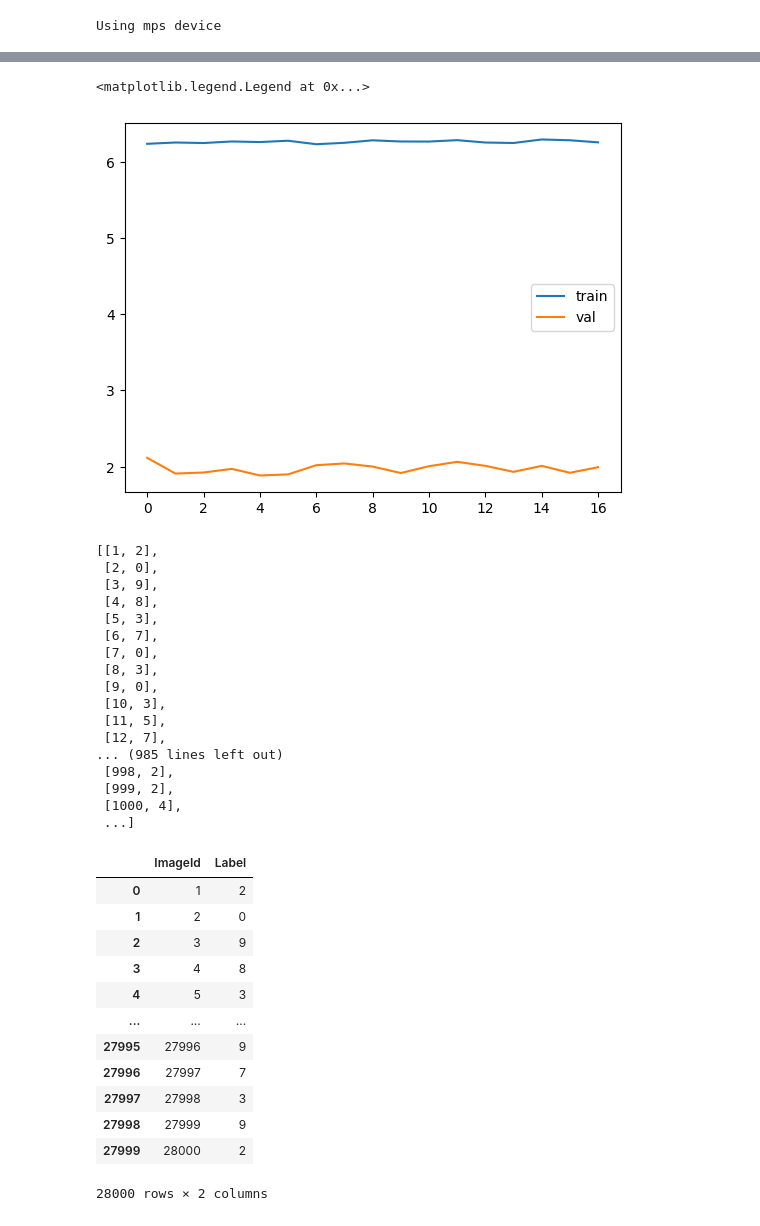
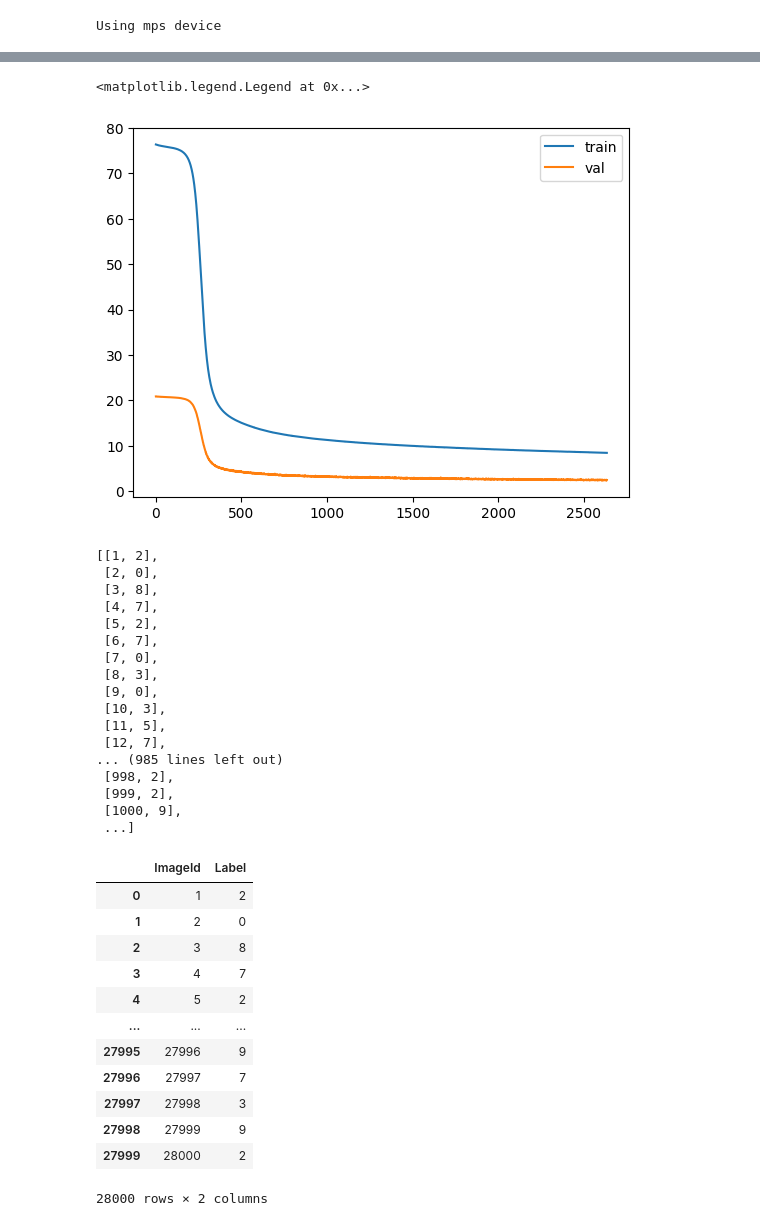
Before and after one commit to joseongho/digit-recognizer, a Jupyter notebook: test.ipynb, the cells around one changed output, grey strips where cells are left out. Drawn from its saved outputs; the diff is of its cells as text; code cells hidden in the pictures.

```diff
--- a/test.ipynb
+++ b/test.ipynb
@@ -35,7 +35,7 @@ class MyDataset(torch.utils.data.Dataset):
         if 'label' in DF.columns:
             self.label = pd.get_dummies(DF['label']).values
             DF = DF.drop(columns=['label'])
-        self.data = DF.values
+        self.data = DF.values/255
         pass
 
     def __len__(self):
@@ -55,5 +55,5 @@ class MyDataset(torch.utils.data.Dataset):
 
 dataSet= MyDataset(DF=trainDF)
 testSet = MyDataset(DF= testDF)
-dataSet[0][0]
+dataSet[0][1]
 # %% [output]
@@ -81,9 +65,9 @@ splitSet
 [<torch.utils.data.dataset.Subset at 0x...>,
  <torch.utils.data.dataset.Subset at 0x...>]
 # %%
-trainLoader=torch.utils.data.DataLoader(splitSet[0],batch_size=2048,sampler=torch.utils.data.RandomSampler(splitSet[0]))
-valLoader=torch.utils.data.DataLoader(splitSet[1],batch_size=2048,sampler=torch.utils.data.RandomSampler(splitSet[1]))
-testLoader = torch.utils.data.DataLoader(testSet,batch_size=2048)
+trainLoader=torch.utils.data.DataLoader(splitSet[0],batch_size=1024,sampler=torch.utils.data.RandomSampler(splitSet[0]))
+valLoader=torch.utils.data.DataLoader(splitSet[1],batch_size=1024,sampler=torch.utils.data.RandomSampler(splitSet[1]))
+testLoader = torch.utils.data.DataLoader(testSet,batch_size=1024)
 trainLoader
 # %% [output]
 <torch.utils.data.dataloader.DataLoader at 0x...>
@@ -120,8 +104,8 @@ class Net(torch.nn.Module):
             torch.nn.ReLU(),
             torch.nn.MaxPool2d(2, 2),
             torch.nn.Flatten(),
-            # torch.nn.Linear(121, 60),
-            # torch.nn.ReLU(),
+            torch.nn.Linear(25, 25),
+            torch.nn.ReLU(),
             torch.nn.Linear(25, 10),
         )
 
@@ -175,10 +155,9 @@ def valAI(dataLoader, model, loss_fn,):
 # %%
 trainHistory,valHistory,=[],[]
 previousLoss = float('inf')
-cnt =0
+cnt = -1
 bestModel = model
-for epoch in range(10000):
-# while(cnt<100):
+while(cnt<100):
     trainLoss = trainAI(trainLoader, model, loss_fn, optimizer)
     valLoss = valAI(valLoader, model, loss_fn)
     # scheduler.step()
@@ -186,11 +165,9 @@ for epoch in range(10000):
     trainHistory.append(trainLoss)
     valHistory.append(valLoss)
 
-    print(f'epoch: {epoch} - train loss: {trainLoss} - val loss: {valLoss}')
+    print(f'cnt: {cnt} - val loss: {valLoss} - train loss: {trainLoss}')
 
-    if cnt >10:
-        break
-    elif previousLoss < valLoss:
+    if cnt<0 or previousLoss < valLoss:
         cnt +=1
     else:
         previousLoss = valLoss
@@ -221,5 +198,5 @@ epoch: 16 - train loss: 6.254289239645004 - val loss: 1.9938399493694305
 <matplotlib.legend.Legend at 0x...>
-[figure, old version]
+[figure, new version]
 # %%
 def testAI(dataloader, model):
     model.eval()
@@ -242,9 +219,9 @@ result
 # %% [output]
 [[1, 2],
  [2, 0],
- [3, 9],
- [4, 8],
- [5, 3],
+ [3, 8],
+ [4, 7],
+ [5, 2],
  [6, 7],
  [7, 0],
  [8, 3],
@@ -255,7 +232,7 @@ result
 ... (985 lines left out)
  [998, 2],
  [999, 2],
- [1000, 4],
+ [1000, 9],
  ...]
 # %%
 outDF= pd.DataFrame(result)
@@ -266,9 +243,9 @@ outDF
 |  | ImageId | Label |
 | 0 | 1 | 2 |
 | 1 | 2 | 0 |
-| 2 | 3 | 9 |
-| 3 | 4 | 8 |
-| 4 | 5 | 3 |
+| 2 | 3 | 8 |
+| 3 | 4 | 7 |
+| 4 | 5 | 2 |
 | ... | ... | ... |
 | 27995 | 27996 | 9 |
 | 27996 | 27997 | 7 |
```
Also changed, not shown: parts of 4 cells of this notebook, 1 other file.
